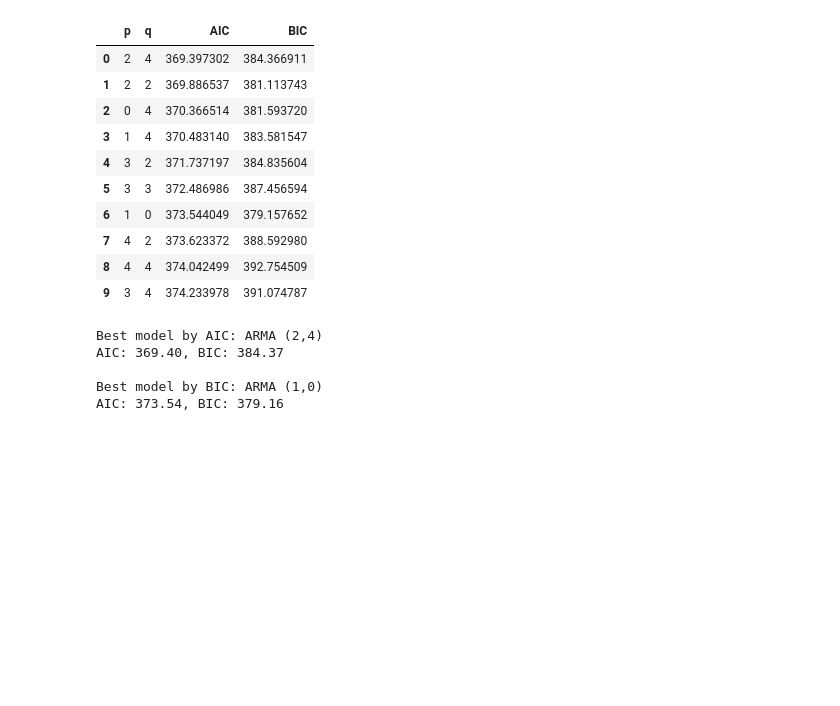
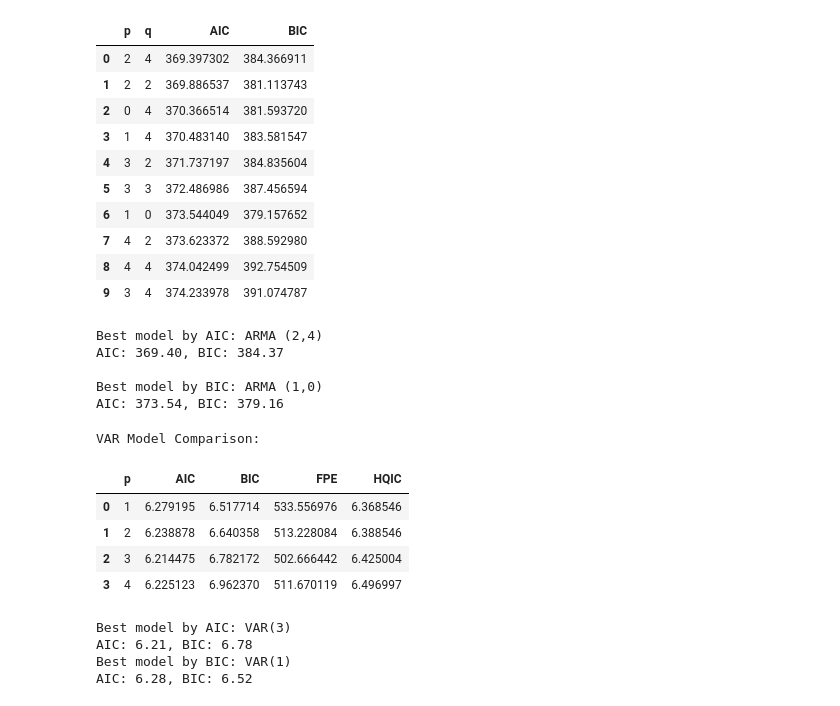
Before and after one commit to rahulmohandas11/time-series-analysis-course-assignment, a Jupyter notebook: analysis.ipynb, the cells around one changed output. Cells and saved outputs as stored; diff of their text form; code cells hidden in the pictures; blank space fills up the shorter version.

Commit message:
Completed the analysis and Granger-causality tests

```diff
--- a/analysis.ipynb
+++ b/analysis.ipynb
@@ -307,3 +307,49 @@ Best model by BIC: ARMA (1,0)
 AIC: 373.54, BIC: 379.16
 # %%
 # VAR Model Selection
+var_results = []
+
+for p in range(5):
+    if p == 0:
+        continue #VAR(0) is not meaningful)
+    try:
+        model = VAR(data_for_analysis)
+        fit = model.fit(p)
+        var_results.append({
+            'p':p,
+            'AIC':fit.aic,
+            'BIC':fit.bic,
+            'FPE':fit.fpe,
+            'HQIC':fit.hqic
+        })
+
+    except:
+        continue
+
+var_df = pd.DataFrame(var_results)
+print("VAR Model Comparison:")
+display(var_df)
+
+best_var_aic = var_df.sort_values("AIC").iloc[0]
+best_var_bic = var_df.sort_values("BIC").iloc[0]
+
+print(f"Best model by AIC: VAR({int(best_var_aic['p'])})")
+print(f'AIC: {best_var_aic['AIC']:0.2f}, BIC: {best_var_aic['BIC']:0.2f}')
+
+print(f"Best model by BIC: VAR({int(best_var_bic['p'])})")
+print(f'AIC: {best_var_bic['AIC']:0.2f}, BIC: {best_var_bic['BIC']:0.2f}')
+
+# Fit the best model
+optimal_p = int(best_var_aic['p'])
+var_model = VAR(data_for_analysis).fit(optimal_p)
+# %% [output]
+VAR Model Comparison:
+|  | p | AIC | BIC | FPE | HQIC |
+| 0 | 1 | 6.279195 | 6.517714 | 533.556976 | 6.368546 |
+| 1 | 2 | 6.238878 | 6.640358 | 513.228084 | 6.388546 |
+| 2 | 3 | 6.214475 | 6.782172 | 502.666442 | 6.425004 |
+| 3 | 4 | 6.225123 | 6.962370 | 511.670119 | 6.496997 |
+Best model by AIC: VAR(3)
+AIC: 6.21, BIC: 6.78
+Best model by BIC: VAR(1)
+AIC: 6.28, BIC: 6.52
```
Also changed, not shown: parts of 2 cells of this notebook.
